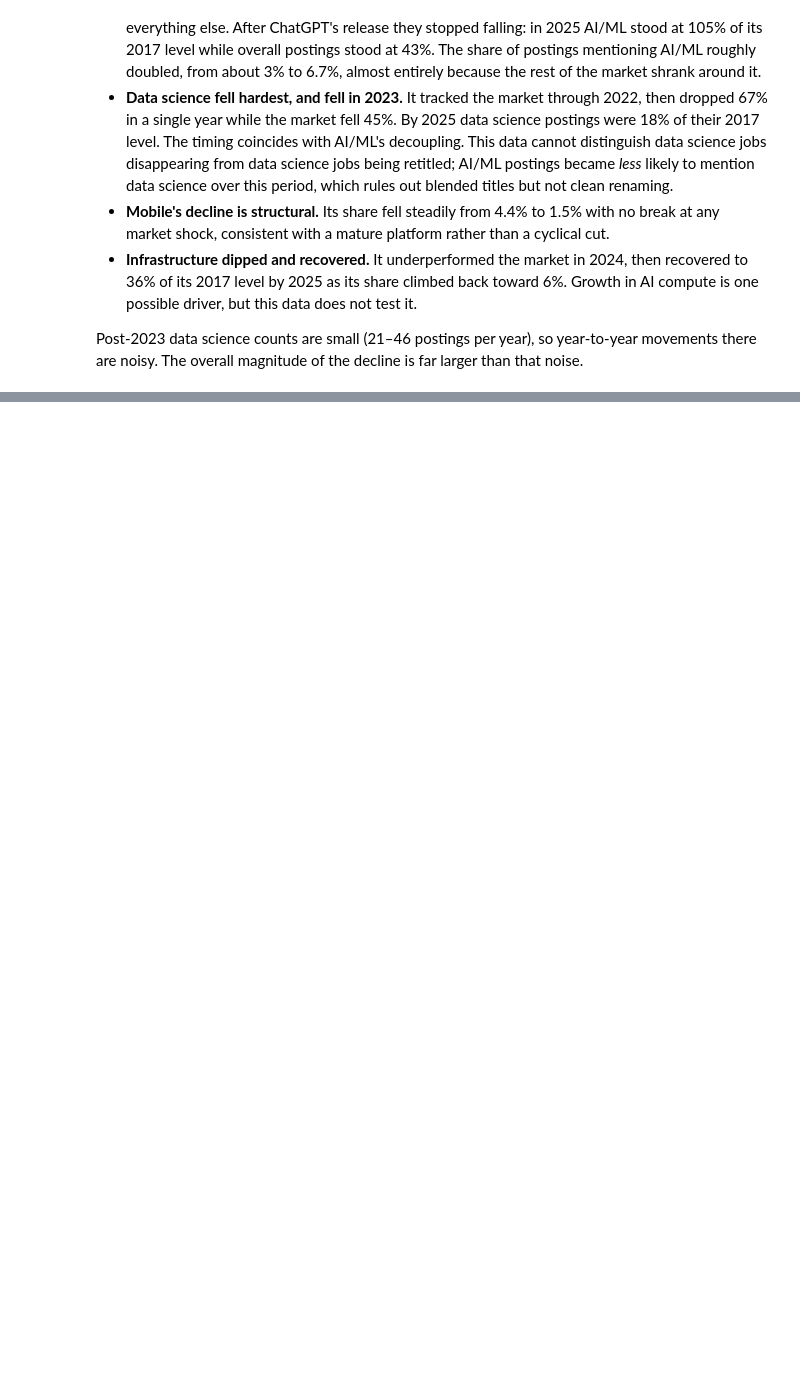
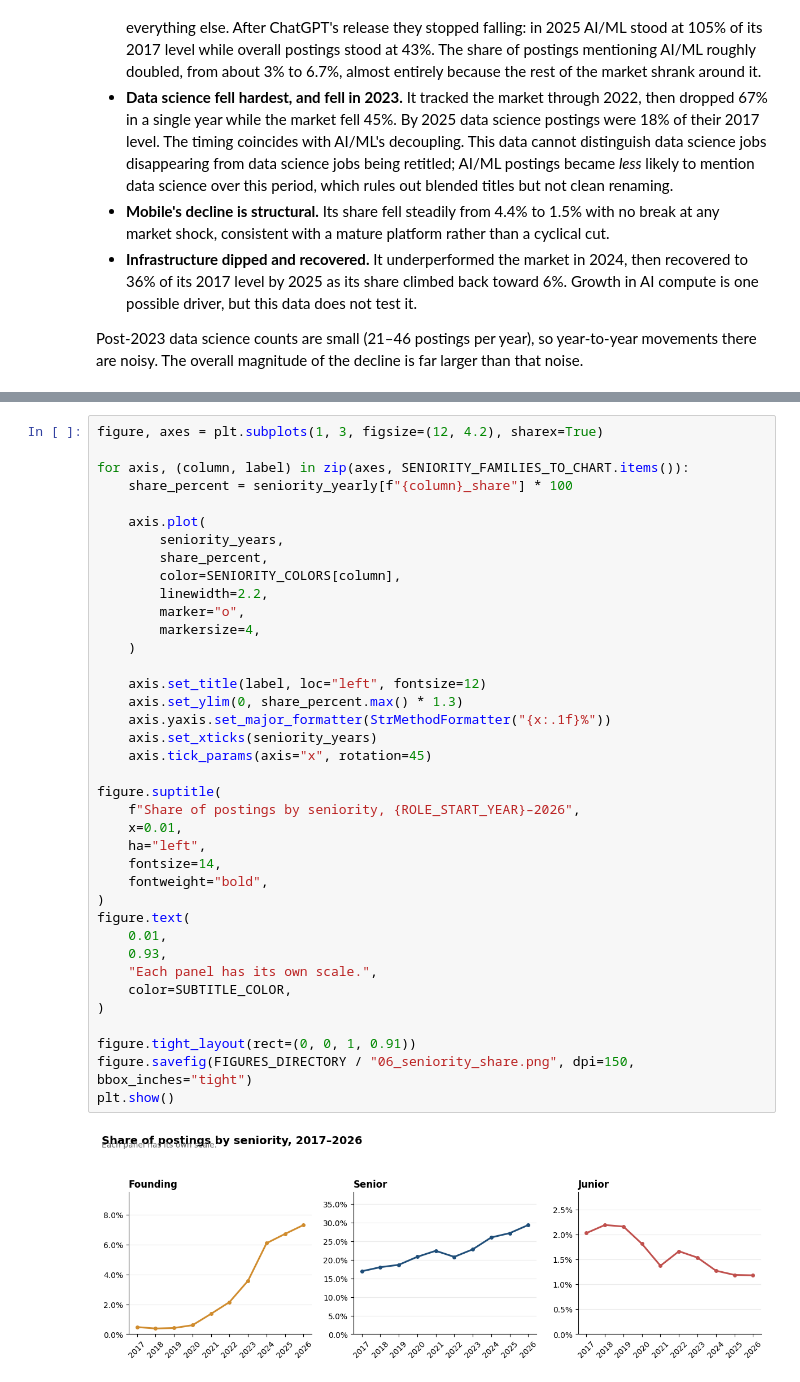
Before and after one commit to AirKristo/hn-hiring-tracker, a Jupyter notebook: notebooks/analysis.ipynb, the cells around one changed output, grey strips where cells are left out. Drawn from its saved outputs; the diff is of its cells as text; blank space fills up the shorter version.

```diff
--- a/notebooks/analysis.ipynb
+++ b/notebooks/analysis.ipynb
@@ -510,0 +624,40 @@ is far larger than that noise.
+# %%
+figure, axes = plt.subplots(1, 3, figsize=(12, 4.2), sharex=True)
+
+for axis, (column, label) in zip(axes, SENIORITY_FAMILIES_TO_CHART.items()):
+    share_percent = seniority_yearly[f"{column}_share"] * 100
+
+    axis.plot(
+        seniority_years,
+        share_percent,
+        color=SENIORITY_COLORS[column],
+        linewidth=2.2,
+        marker="o",
+        markersize=4,
+    )
+
+    axis.set_title(label, loc="left", fontsize=12)
+    axis.set_ylim(0, share_percent.max() * 1.3)
+    axis.yaxis.set_major_formatter(StrMethodFormatter("{x:.1f}%"))
+    axis.set_xticks(seniority_years)
+    axis.tick_params(axis="x", rotation=45)
+
+figure.suptitle(
+    f"Share of postings by seniority, {ROLE_START_YEAR}–2026",
+    x=0.01,
+    ha="left",
+    fontsize=14,
+    fontweight="bold",
+)
+figure.text(
+    0.01,
+    0.93,
+    "Each panel has its own scale.",
+    color=SUBTITLE_COLOR,
+)
+
+figure.tight_layout(rect=(0, 0, 1, 0.91))
+figure.savefig(FIGURES_DIRECTORY / "06_seniority_share.png", dpi=150, bbox_inches="tight")
+plt.show()
+# %% [output]
+[figure, added]
```
Also changed, not shown: parts of 6 cells of this notebook, 2 other files.
